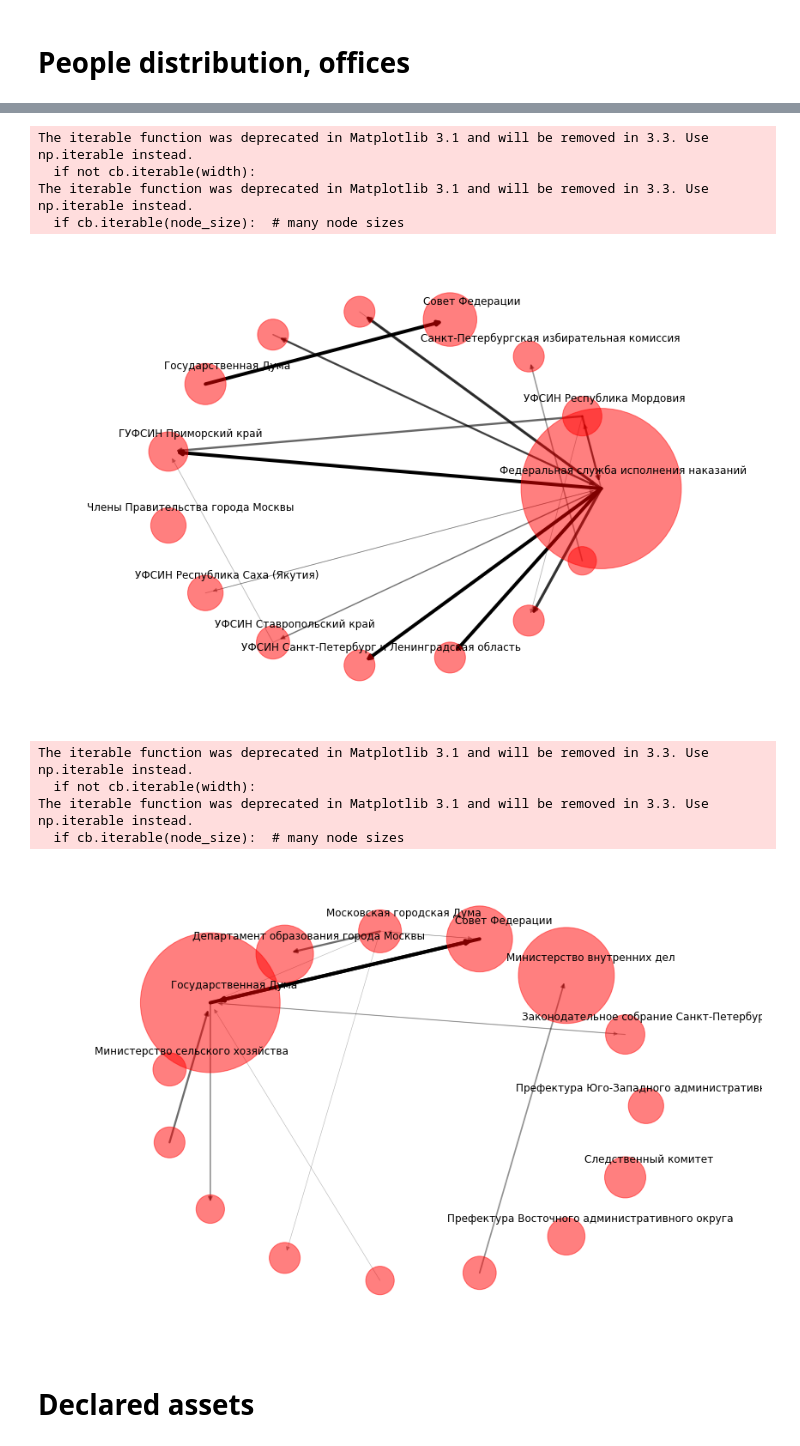
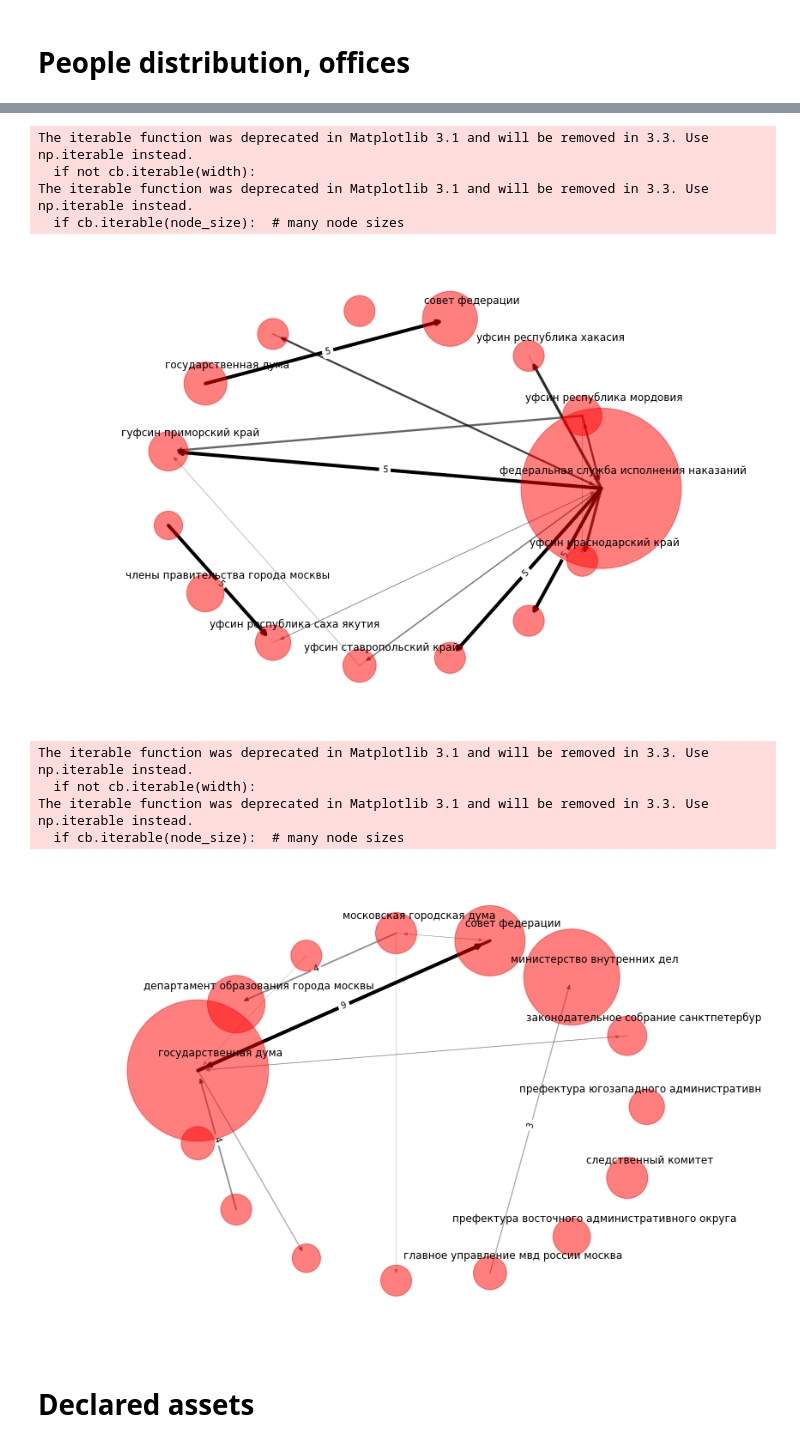
Before and after one commit to mikhmakarov/officials_network, a Jupyter notebook: analyze_dataset.ipynb, the cells around one changed output, grey strips where cells are left out. Cells and saved outputs as stored; diff of their text form; code cells hidden in the pictures.

```diff
--- a/analyze_dataset.ipynb
+++ b/analyze_dataset.ipynb
@@ -460,8 +319,4 @@ plt.show()
 # %%
-transitions_per_year = transition_tuples.groupby(['year_cur', 'office_id_prev', 'office_id_cur']).count().sort_values(by=['year_cur', 'office_id_prev'], ascending=False).reset_index()
-year_graphs = {}
-for year_cur in transitions_per_year.year_cur.unique():
-    transitions_this_year = transitions_per_year[transitions_per_year.year_cur == year_cur]
-    year_graphs[year_cur] = transitions_this_year[['office_id_prev', 'office_id_cur']].values
-    print(transitions_this_year.head())
+transitions_per_year = transition_tuples.groupby(['year_cur', 'office_id_prev', 'office_id_cur']).count().sort_values(by=['year_cur', 'office_id_prev'], ascending=False)#.reset_index()
+transitions_per_year.head()
 # %% [output]
@@ -506,0 +330,8 @@ for year_cur in transitions_per_year.year_cur.unique():
+# %%
+from collections import defaultdict
+year_graphs = defaultdict(lambda: defaultdict(int))
+
+for row in transitions_per_year.itertuples():
+    year, v1, v2 = row.Index
+    weight = row.year_prev
+    year_graphs[year][(v1, v2)] += weight
@@ -552,9 +385,9 @@ def draw_graph(graph, labels):
     node_labels = {n: (labels[n] if n in degree_centrality.nlargest(10).index else '') for n in graph.nodes()}
     nx.draw_networkx_labels(graph, pos_higher, labels=node_labels, )
 
-#     weights_sorted = pd.DataFrame.from_dict(weights, orient='index', columns=['weight']).weight.sort_values(ascending=False)
-#     edge_labels = {e: weights[e] for e in edgelist if e in weights_sorted[:5].index}
-#     nx.draw_networkx_edge_labels(graph, pos, edge_labels=edge_labels)
+    weights_sorted = pd.DataFrame.from_dict(weights, orient='index', columns=['weight']).weight.sort_values(ascending=False)
+    edge_labels = {e: weights[e] for e in edgelist if e in weights_sorted[:5].index}
+    nx.draw_networkx_edge_labels(graph, pos, edge_labels=edge_labels)
     plt.axis('off')
     plt.margins(0.2, 0.1)
     plt.show()
@@ -562,8 +395,11 @@ def draw_graph(graph, labels):
 year = 2010
 
 graph = nx.DiGraph()
-for row in year_graphs[year].itertuples():
-    graph.add_edge(row.office_id_prev, row.office_id_cur, weight=row.count)
+for k, w in year_graphs[year].items():
+    v1, v2 = k
+    if v1 == v2:
+        continue
+    graph.add_edge(v1, v2, weight=w)
 
 draw_graph(graph, labels=office_names_dict)
 # %% [output]
@@ -576,29 +412,33 @@ The iterable function was deprecated in Matplotlib 3.1 and will be removed in 3.
 year = 2014
 
 graph = nx.DiGraph()
-for row in year_graphs[year].itertuples():
-    graph.add_edge(row.office_id_prev, row.office_id_cur, weight=row.count)
-
+for k, w in year_graphs[year].items():
+    v1, v2 = k
+    if v1 == v2:
+        continue
+    graph.add_edge(v1, v2, weight=w)
 draw_graph(graph, labels=office_names_dict)
 # %% [output]
 The iterable function was deprecated in Matplotlib 3.1 and will be removed in 3.3. Use np.iterable instead.
   if not cb.iterable(width):
 The iterable function was deprecated in Matplotlib 3.1 and will be removed in 3.3. Use np.iterable instead.
   if cb.iterable(node_size):  # many node sizes
-[figure, old version]
+[figure, new version]
 # %%
 year = 2016
 
 graph = nx.DiGraph()
-for row in year_graphs[year].itertuples():
-    graph.add_edge(row.office_id_prev, row.office_id_cur, weight=row.count)
-
+for k, w in year_graphs[year].items():
+    v1, v2 = k
+    if v1 == v2:
+        continue
+    graph.add_edge(v1, v2, weight=w)
 draw_graph(graph, labels=office_names_dict)
 # %% [output]
 The iterable function was deprecated in Matplotlib 3.1 and will be removed in 3.3. Use np.iterable instead.
   if not cb.iterable(width):
 The iterable function was deprecated in Matplotlib 3.1 and will be removed in 3.3. Use np.iterable instead.
   if cb.iterable(node_size):  # many node sizes
-[figure, old version]
+[figure, new version]
 # %% [markdown]
 # Declared assets
```
Also changed, not shown: parts of 81 cells of this notebook, 7 other files.
